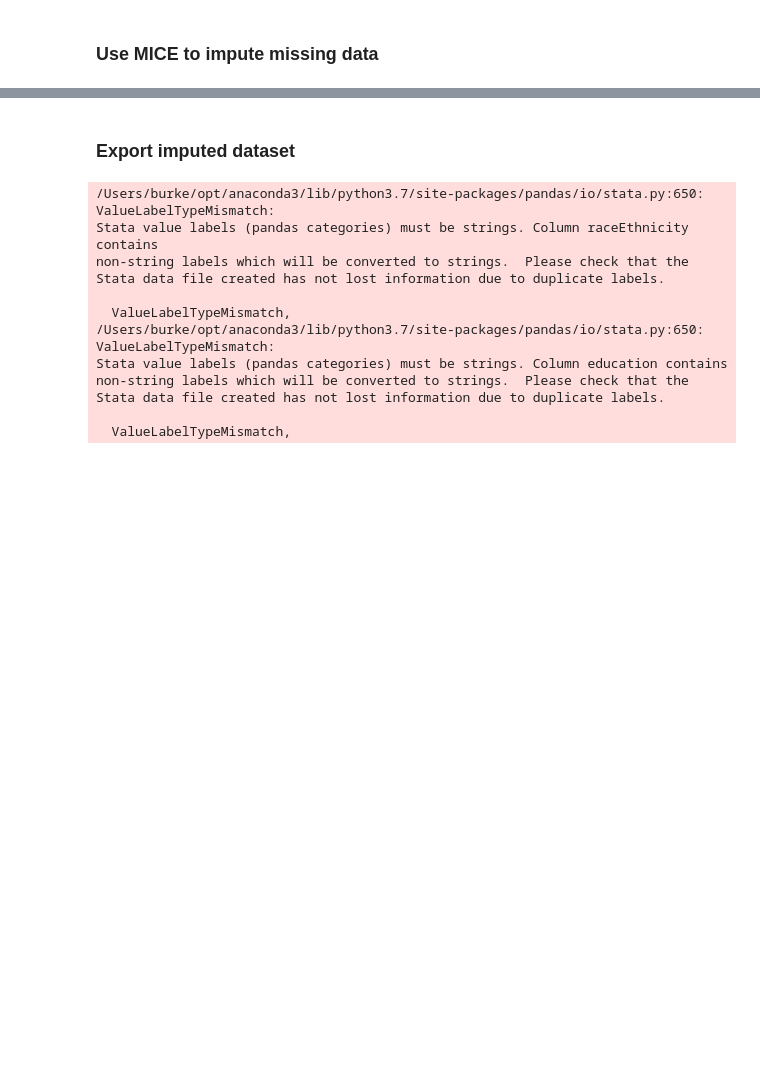
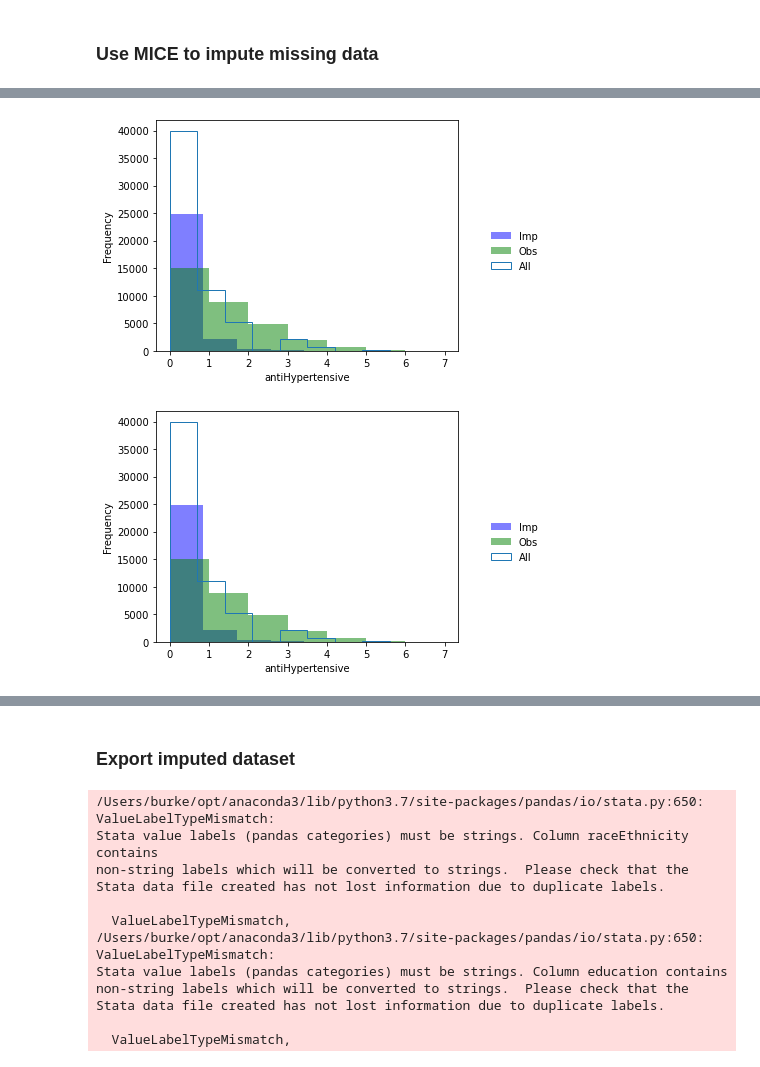
Before and after one commit to jburke5/microsimNHANES, a Jupyter notebook: buildNHANESImputedDataset.ipynb, the cells around one changed output, grey strips where cells are left out. Saved outputs shown, nothing was run; the diff lists cells and outputs as text; code cells hidden in the pictures; blank space fills up the shorter version.

```diff
--- a/buildNHANESImputedDataset.ipynb
+++ b/buildNHANESImputedDataset.ipynb
@@ -351,0 +601,7 @@ imputedData.plot_fit_obs("meanSBP")
+# %%
+imputedData.plot_imputed_hist("antiHypertensive",
+                              imp_hist_args={'bins' : 7, 'alpha' : 0.5, 'color' : 'blue', 'histtype' : 'bar'},
+                             obs_hist_args={'bins' : 7, 'alpha' : 0.5, 'color' : 'green', 'histtype' : 'bar'})
+# %% [output]
+[figure, added]
+[figure, added]
```
Also changed, not shown: parts of 42 cells of this notebook, 5 other files.
